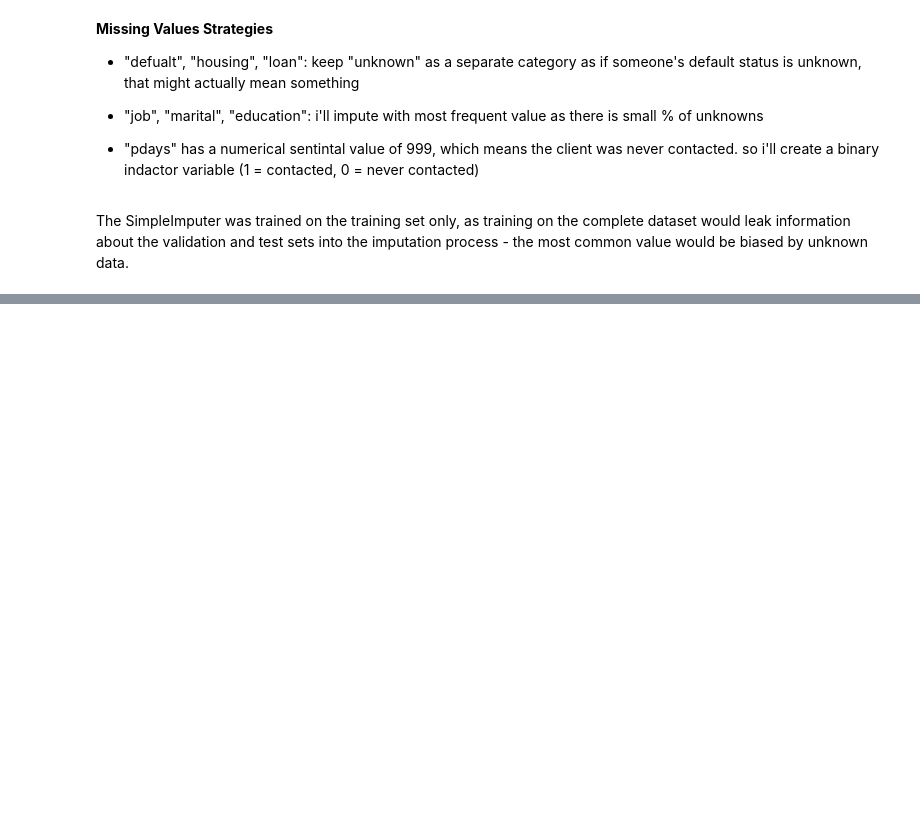
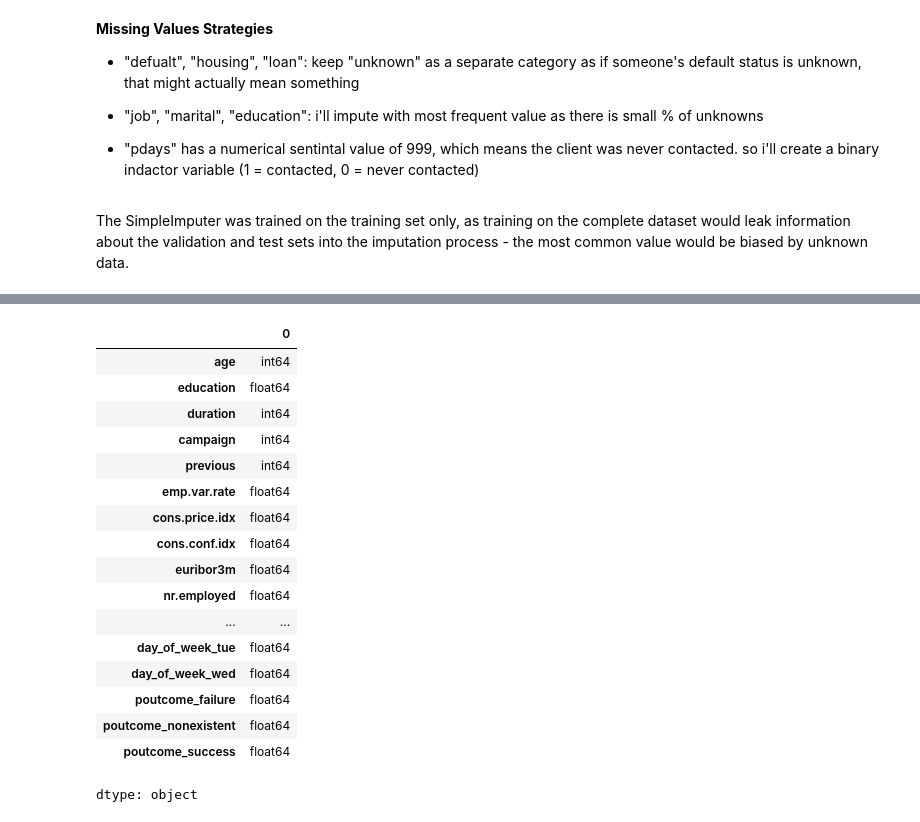
Before and after one commit to Seifomara/ML-fundamentals-2026, a Jupyter notebook: assignment_1_Seif_Omara.ipynb, the cells around one changed output, grey strips where cells are left out. Drawn from its saved outputs; the diff is of its cells as text; code cells hidden in the pictures; blank space fills up the shorter version.

```diff
--- a/assignment_1_Seif_Omara.ipynb
+++ b/assignment_1_Seif_Omara.ipynb
@@ -318,0 +359,23 @@ for dataset in [X_train, X_val, X_test]:
+# %%
+
+education_order = [['illiterate', 'basic.4y', 'basic.6y', 'basic.9y', 'high.school', 'professional.course', 'university.degree', 'unknown']]
+
+ordinal_encoder = OrdinalEncoder(categories=education_order)
+
+X_train['education'] = ordinal_encoder.fit_transform(X_train[['education']])
+X_val['education'] = ordinal_encoder.transform(X_val[['education']])
+X_test['education'] = ordinal_encoder.transform(X_test[['education']])
+# %%
+nominal_cols = ['job', 'marital', 'default', 'housing', 'loan', 'contact', 'month', 'day_of_week', 'poutcome']
+
+ohe = OneHotEncoder(sparse_output=False, handle_unknown='ignore')
+
+# Fit on training, transform all sets
+ohe_train = pd.DataFrame(ohe.fit_transform(X_train[nominal_cols]), columns=ohe.get_feature_names_out(nominal_cols), index=X_train.index)
+ohe_val = pd.DataFrame(ohe.transform(X_val[nominal_cols]), columns=ohe.get_feature_names_out(nominal_cols), index=X_val.index)
+ohe_test = pd.DataFrame(ohe.transform(X_test[nominal_cols]), columns=ohe.get_feature_names_out(nominal_cols), index=X_test.index)
+
+# Drop original columns and add encoded ones
+X_train = pd.concat([X_train.drop(columns=nominal_cols), ohe_train], axis=1)
+X_val = pd.concat([X_val.drop(columns=nominal_cols), ohe_val], axis=1)
+X_test = pd.concat([X_test.drop(columns=nominal_cols), ohe_test], axis=1)
@@ -318,0 +390,21 @@ for dataset in [X_train, X_val, X_test]:
+# %%
+X_train.dtypes
+# %% [output]
+|  | 0 |
+| age | int64 |
+| education | float64 |
+| duration | int64 |
+| campaign | int64 |
+| previous | int64 |
+| emp.var.rate | float64 |
+| cons.price.idx | float64 |
+| cons.conf.idx | float64 |
+| euribor3m | float64 |
+| nr.employed | float64 |
+| ... | ... |
+| day_of_week_tue | float64 |
+| day_of_week_wed | float64 |
+| poutcome_failure | float64 |
+| poutcome_nonexistent | float64 |
+| poutcome_success | float64 |
+dtype: object
```
Also changed, not shown: parts of 12 cells of this notebook.
